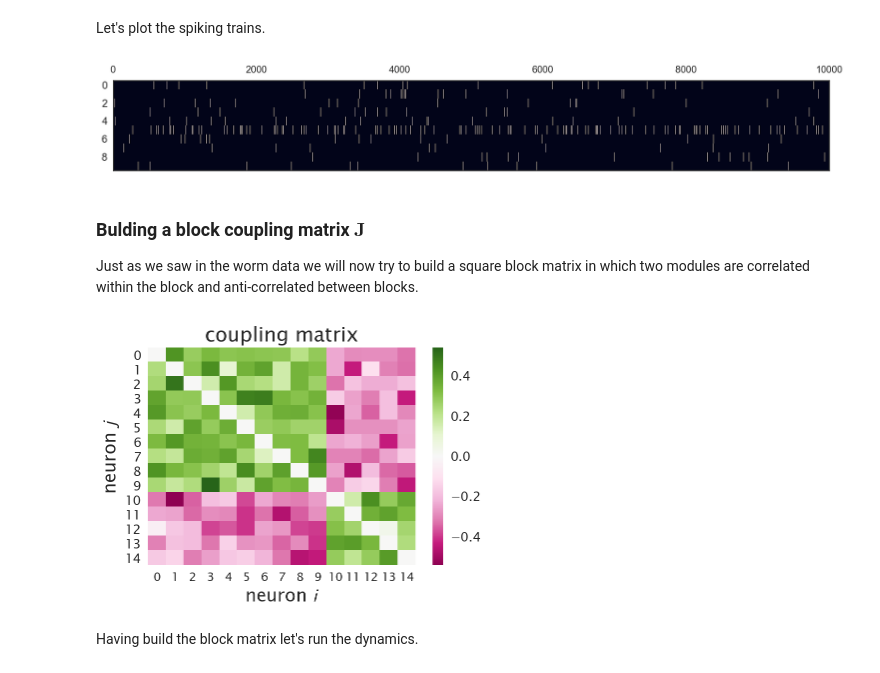
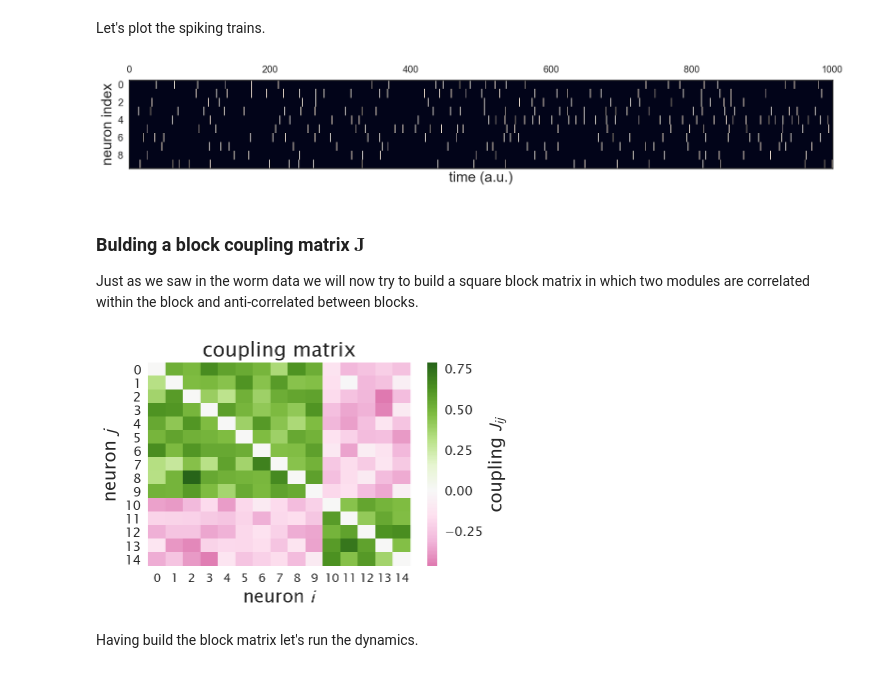
Before and after one commit to dangeles/WormsDream, a Jupyter notebook: src/integrate_and_fire.ipynb, the cells around one changed output. Cells and saved outputs as stored; diff of their text form; code cells hidden in the pictures.

```diff
--- a/src/integrate_and_fire.ipynb
+++ b/src/integrate_and_fire.ipynb
@@ -181,6 +181,9 @@ def int_and_fire(v_init, time_steps, delta_t, refractory_time,
         refract_idx = refract_mat[:, i] == 1
         v_dynamics[refract_idx, i+1] = V_rest
 
+        # Not allow to get lower than the resting potential
+        v_dynamics[v_dynamics[:, i] < V_rest, i+1] = V_rest
+
     return v_dynamics, fire_array, refract_mat
 # %% [markdown]
 ## Building inputs for the function.
@@ -198,7 +201,7 @@ V_rest = 0
 V_thresh = 1
 
 # Define time variables
-time_steps = 10000
+time_steps = 1000
 delta_t = 0.01
 refractory_time = 5
 
@@ -212,11 +215,11 @@ J_mat = np.random.normal(0, 0.1, [n_neurons, n_neurons])
 J_mat[np.diag_indices(n_neurons)] = 0
 
 # Show coupling matrix
-sns.heatmap(J_mat, center=0, cmap='PiYG')
+sns.heatmap(J_mat, center=0, cmap='PiYG', cbar_kws={'label':'coupling $J_{ij}$'})
 plt.xlabel('neuron $i$')
 plt.ylabel('neuron $j$')
 
 # Save fig
 plt.tight_layout()
-plt.savefig(figdir + 'random_coupling.pdf', bbox_inches=True)
+plt.savefig(figdir + 'random_coupling.pdf')
 # %% [output]
@@ -265,8 +270,11 @@ Let's plot the spiking trains.
 # %%
 with sns.axes_style('white'):
     plt.matshow(fire_array, aspect='auto')
+    plt.xlabel('time (a.u.)')
+    plt.ylabel('neuron index')
+plt.savefig(figdir + 'spikes_random.pdf')
 # %% [output]
-[figure, old version]
+[figure, new version]
 # %% [markdown]
 ### Bulding a block coupling matrix $\mathbf{J}$
 
@@ -274,13 +282,15 @@ Just as we saw in the worm data we will now try to build a square block matrix i
 # %%
 # Define number of cells per block
 block_sizes = [10, 5]
+# Define number of neurons
+n_neurons = np.sum(block_sizes)
 
 # Build the 4 blocks in the matrix with different means for each random
 # coupling parameters
-means = np.array([[1, -1],
-                  [-1, 1]])
+means = np.array([[1, -1/2],
+                  [-1/2, 1]])
 
-means = means * 0.3
+means = means  * 0.5
 sigma = 1 / 10
 # Initialize list to save blocks
 blocks = []
@@ -296,12 +306,14 @@ J_mat = np.vstack([J1, J2])
 J_mat[np.diag_indices(n_neurons)] = 0
 
 # Show coupling matrix
-sns.heatmap(J_mat, center=0, cmap='PiYG')
+sns.heatmap(J_mat, center=0, cmap='PiYG', cbar_kws={'label':'coupling $J_{ij}$'})
 plt.xlabel('neuron $i$')
 plt.ylabel('neuron $j$')
 _ = plt.title('coupling matrix')
+plt.tight_layout()
+plt.savefig(figdir + 'block_coupling.pdf')
 # %% [output]
-[figure, old version]
+[figure, new version]
 # %% [markdown]
 Having build the block matrix let's run the dynamics.
 # %%
```
Also changed, not shown: parts of 7 cells of this notebook.
